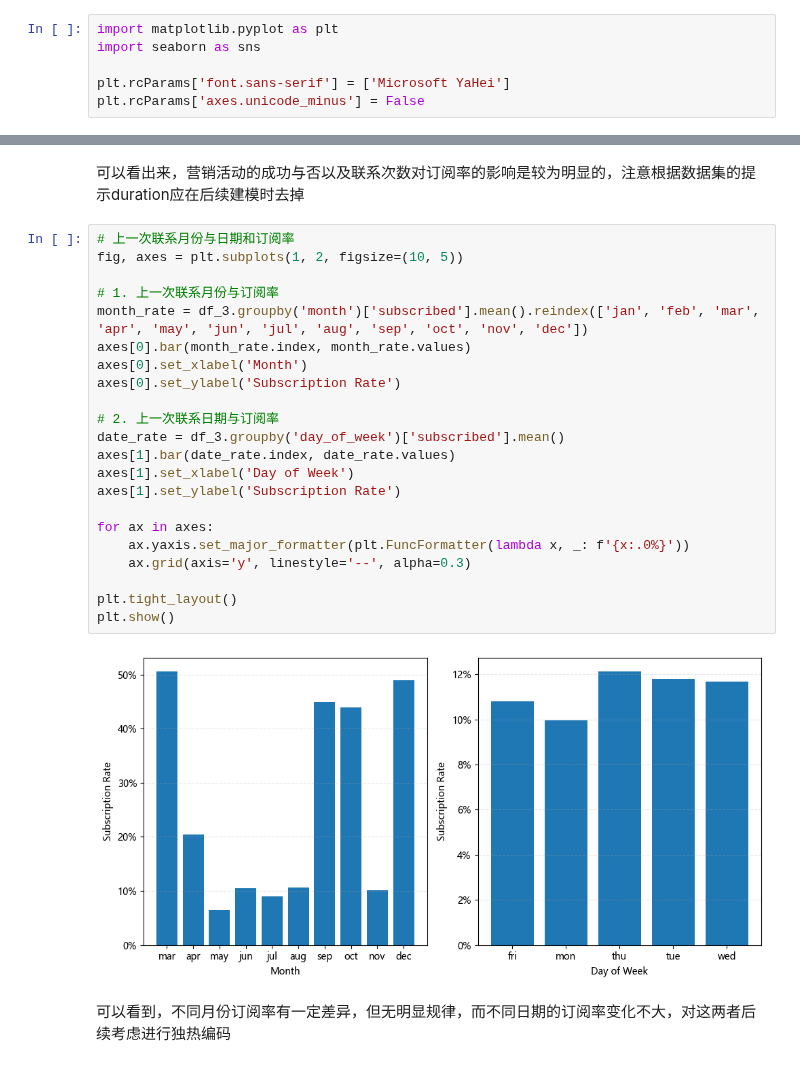
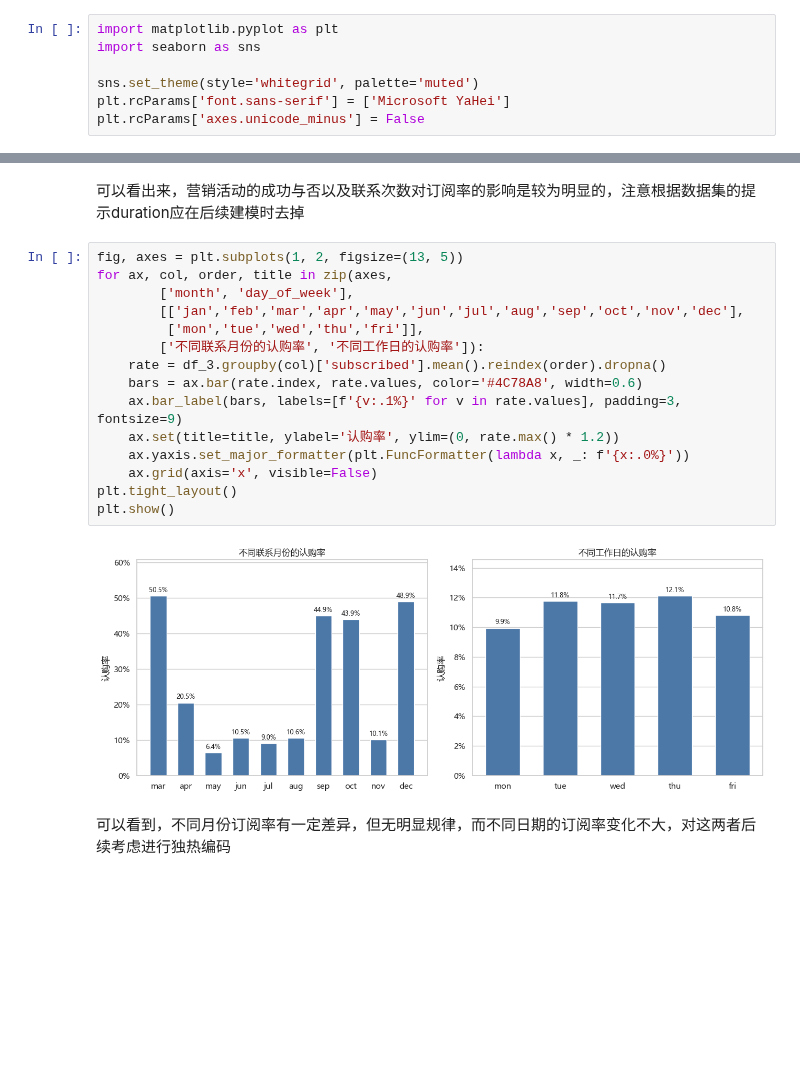
Before and after one commit to byyears/Bank-Marketing-Prediction, a Jupyter notebook: 简要分析.ipynb, the cells around one changed output, grey strips where cells are left out. Drawn from its saved outputs; the diff is of its cells as text; blank space fills up the shorter version.

```diff
--- a/简要分析.ipynb
+++ b/简要分析.ipynb
@@ -165,6 +165,7 @@ Name: count, dtype: int64
 import matplotlib.pyplot as plt
 import seaborn as sns
 
+sns.set_theme(style='whitegrid', palette='muted')
 plt.rcParams['font.sans-serif'] = ['Microsoft YaHei']
 plt.rcParams['axes.unicode_minus'] = False
 # %%
@@ -382,29 +336,22 @@ plt.show()
 # %% [markdown]
 可以看出来，营销活动的成功与否以及联系次数对订阅率的影响是较为明显的，注意根据数据集的提示duration应在后续建模时去掉
 # %%
-# 上一次联系月份与日期和订阅率
-fig, axes = plt.subplots(1, 2, figsize=(10, 5))
-
-# 1. 上一次联系月份与订阅率
-month_rate = df_3.groupby('month')['subscribed'].mean().reindex(['jan', 'feb', 'mar', 'apr', 'may', 'jun', 'jul', 'aug', 'sep', 'oct', 'nov', 'dec'])
-axes[0].bar(month_rate.index, month_rate.values)
-axes[0].set_xlabel('Month')
-axes[0].set_ylabel('Subscription Rate')
-
-# 2. 上一次联系日期与订阅率
-date_rate = df_3.groupby('day_of_week')['subscribed'].mean()
-axes[1].bar(date_rate.index, date_rate.values)
-axes[1].set_xlabel('Day of Week')
-axes[1].set_ylabel('Subscription Rate')
-
-for ax in axes:
+fig, axes = plt.subplots(1, 2, figsize=(13, 5))
+for ax, col, order, title in zip(axes,
+        ['month', 'day_of_week'],
+        [['jan','feb','mar','apr','may','jun','jul','aug','sep','oct','nov','dec'],
+         ['mon','tue','wed','thu','fri']],
+        ['不同联系月份的认购率', '不同工作日的认购率']):
+    rate = df_3.groupby(col)['subscribed'].mean().reindex(order).dropna()
+    bars = ax.bar(rate.index, rate.values, color='#4C78A8', width=0.6)
+    ax.bar_label(bars, labels=[f'{v:.1%}' for v in rate.values], padding=3, fontsize=9)
+    ax.set(title=title, ylabel='认购率', ylim=(0, rate.max() * 1.2))
     ax.yaxis.set_major_formatter(plt.FuncFormatter(lambda x, _: f'{x:.0%}'))
-    ax.grid(axis='y', linestyle='--', alpha=0.3)
-
+    ax.grid(axis='x', visible=False)
 plt.tight_layout()
 plt.show()
 # %% [output]
-[figure, old version]
+[figure, new version]
 # %% [markdown]
 可以看到，不同月份订阅率有一定差异，但无明显规律，而不同日期的订阅率变化不大，对这两者后续考虑进行独热编码
 # %% [markdown]
```
Also changed, not shown: parts of 5 cells of this notebook, 3 other files.
